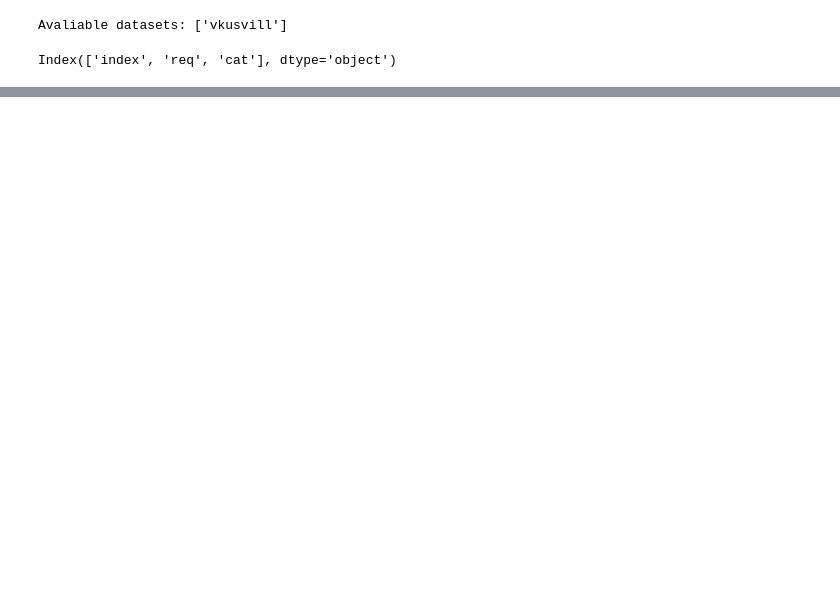
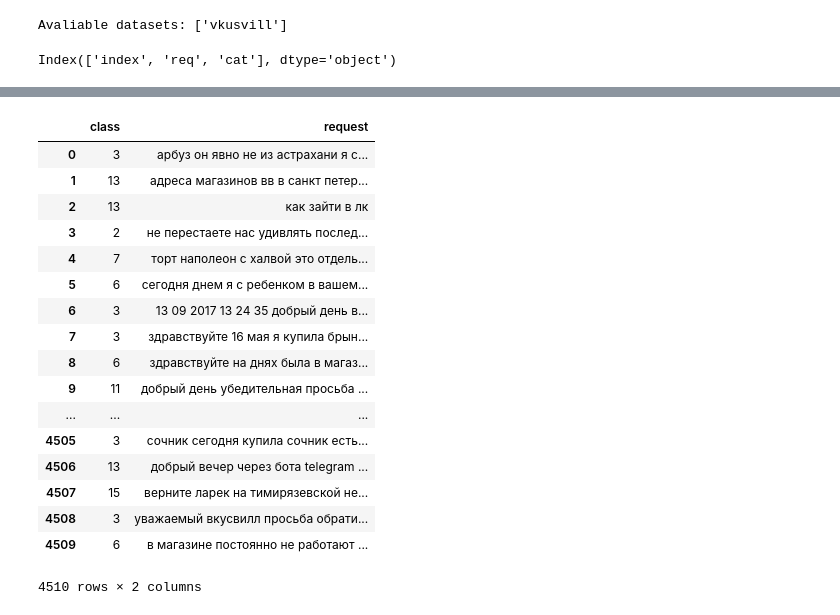
Before and after one commit to kudep/DeepBurtsev, a Jupyter notebook: notebooks/new_prep.ipynb, the cells around one changed output, grey strips where cells are left out. Drawn from its saved outputs; the diff is of its cells as text; code cells hidden in the pictures; blank space fills up the shorter version.

```diff
--- a/notebooks/new_prep.ipynb
+++ b/notebooks/new_prep.ipynb
@@ -77,0 +176,21 @@ def train_test_split(data, part, req='req', cat='cat', names='train test', adres
+# %%
+test
+# %% [output]
+|  | class | request |
+| 0 | 3 | арбуз он явно не из астрахани я с... |
+| 1 | 13 | адреса магазинов вв в санкт петер... |
+| 2 | 13 | как зайти в лк |
+| 3 | 2 | не перестаете нас удивлять послед... |
+| 4 | 7 | торт наполеон с халвой это отдель... |
+| 5 | 6 | сегодня днем я с ребенком в вашем... |
+| 6 | 3 | 13 09 2017 13 24 35 добрый день в... |
+| 7 | 3 | здравствуйте 16 мая я купила брын... |
+| 8 | 6 | здравствуйте на днях была в магаз... |
+| 9 | 11 | добрый день убедительная просьба ... |
+| ... | ... | ... |
+| 4505 | 3 | сочник сегодня купила сочник есть... |
+| 4506 | 13 | добрый вечер через бота telegram ... |
+| 4507 | 15 | верните ларек на тимирязевской не... |
+| 4508 | 3 | уважаемый вкусвилл просьба обрати... |
+| 4509 | 6 | в магазине постоянно не работают ... |
+4510 rows × 2 columns
```
Also changed, not shown: parts of 12 cells of this notebook, 2 other files.
